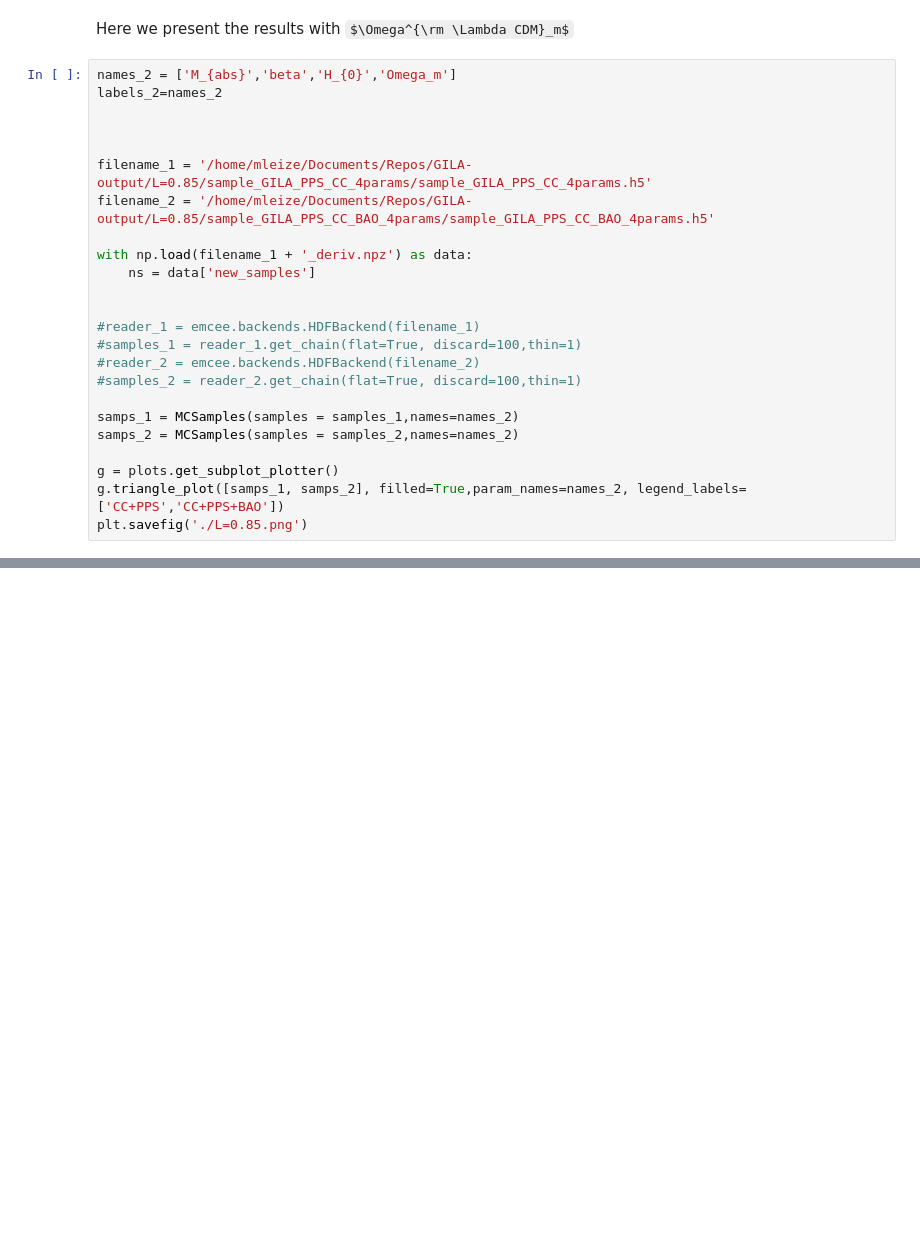
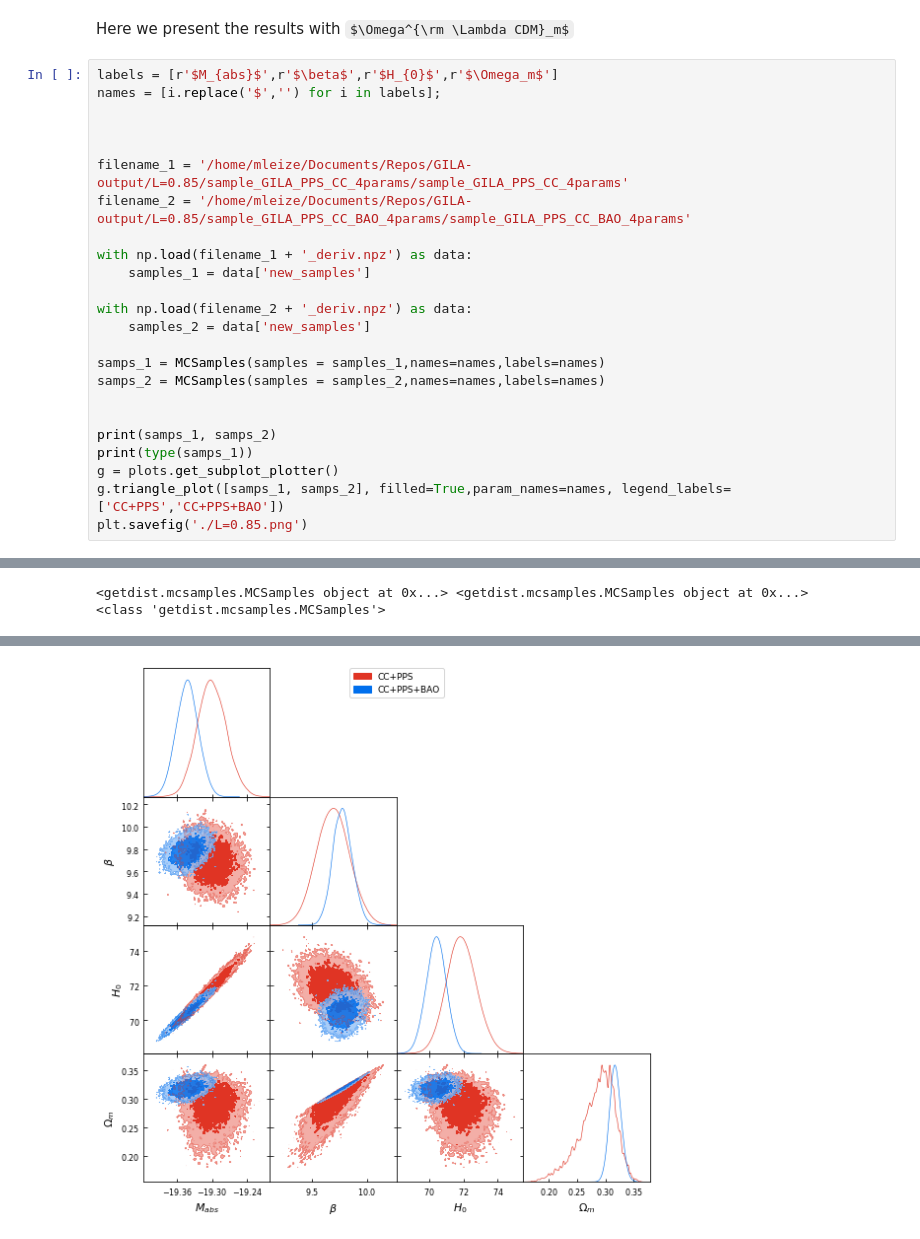
Before and after one commit to matiasleize/GC_MCMC, a Jupyter notebook: notebooks/plot_contours.ipynb, the cells around one changed output, grey strips where cells are left out. Saved outputs shown, nothing was run; the diff lists cells and outputs as text; some formulas as TeX source; blank space fills up the shorter version.

```diff
--- a/notebooks/plot_contours.ipynb
+++ b/notebooks/plot_contours.ipynb
@@ -121,26 +121,27 @@ WARNING:root:fine_bins_2D not large enough for optimal density: H_{0}, Omega_m
 # %% [markdown]
 Here we present the results with $\Omega^{\rm \Lambda CDM}_m$
 # %%
-names_2 = ['M_{abs}','beta','H_{0}','Omega_m']
-labels_2=names_2
+labels = [r'$M_{abs}$',r'$\beta$',r'$H_{0}$',r'$\Omega_m$']
+names = [i.replace('$','') for i in labels];
 
 
 
-filename_1 = '/home/mleize/Documents/Repos/GILA-output/L=0.85/sample_GILA_PPS_CC_4params/sample_GILA_PPS_CC_4params.h5'
-filename_2 = '/home/mleize/Documents/Repos/GILA-output/L=0.85/sample_GILA_PPS_CC_BAO_4params/sample_GILA_PPS_CC_BAO_4params.h5'
+filename_1 = '/home/mleize/Documents/Repos/GILA-output/L=0.85/sample_GILA_PPS_CC_4params/sample_GILA_PPS_CC_4params'
+filename_2 = '/home/mleize/Documents/Repos/GILA-output/L=0.85/sample_GILA_PPS_CC_BAO_4params/sample_GILA_PPS_CC_BAO_4params'
 
 with np.load(filename_1 + '_deriv.npz') as data:
-    ns = data['new_samples']
+    samples_1 = data['new_samples']
+
+with np.load(filename_2 + '_deriv.npz') as data:
+    samples_2 = data['new_samples']
+
+samps_1 = MCSamples(samples = samples_1,names=names,labels=names)
+samps_2 = MCSamples(samples = samples_2,names=names,labels=names)
 
 
-#reader_1 = emcee.backends.HDFBackend(filename_1)
-#samples_1 = reader_1.get_chain(flat=True, discard=100,thin=1)
-#reader_2 = emcee.backends.HDFBackend(filename_2)
-#samples_2 = reader_2.get_chain(flat=True, discard=100,thin=1)
-
-samps_1 = MCSamples(samples = samples_1,names=names_2)
-samps_2 = MCSamples(samples = samples_2,names=names_2)
-
+print(samps_1, samps_2)
+print(type(samps_1))
 g = plots.get_subplot_plotter()
-g.triangle_plot([samps_1, samps_2], filled=True,param_names=names_2, legend_labels=['CC+PPS','CC+PPS+BAO'])
+g.triangle_plot([samps_1, samps_2], filled=True,param_names=names, legend_labels=['CC+PPS','CC+PPS+BAO'])
 plt.savefig('./L=0.85.png')
+# %% [output]
@@ -146,0 +149,2 @@ plt.savefig('./L=0.85.png')
+<getdist.mcsamples.MCSamples object at 0x...> <getdist.mcsamples.MCSamples object at 0x...>
+<class 'getdist.mcsamples.MCSamples'>
@@ -146,0 +164 @@ plt.savefig('./L=0.85.png')
+[figure, added]
```
Also changed, not shown: parts of 6 cells of this notebook.
